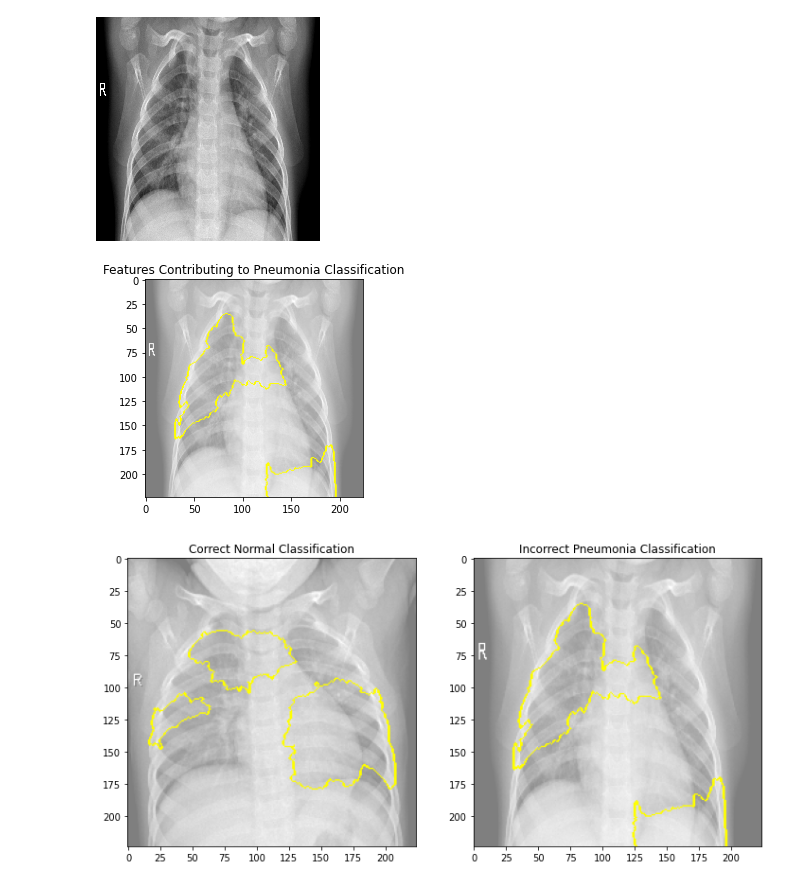
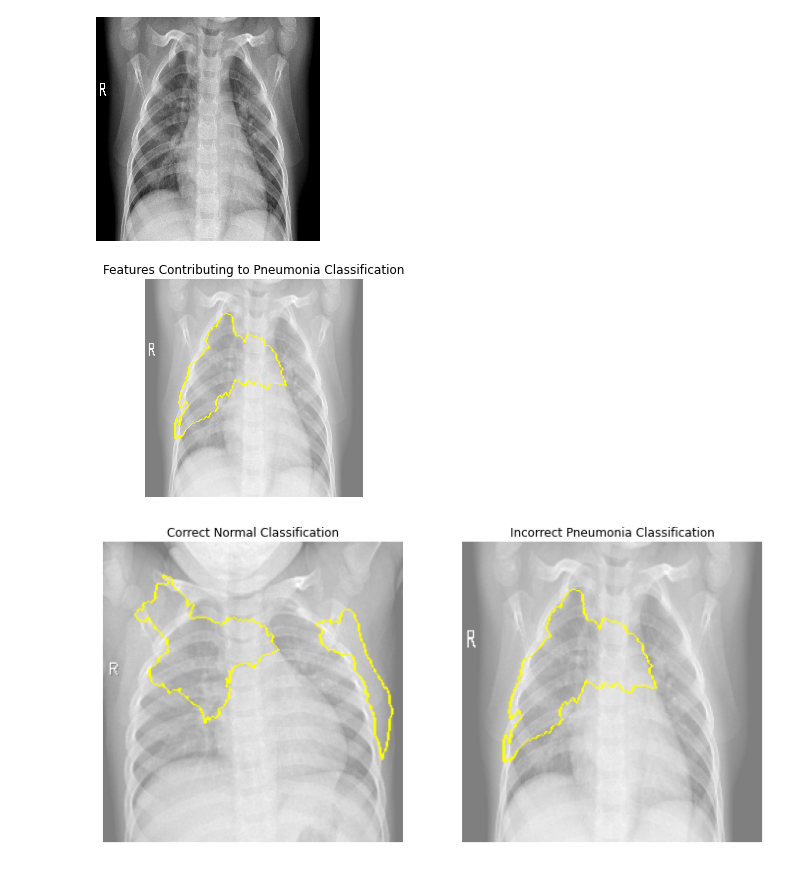
Before and after one commit to tiaplagata/dsc-phase-4-project, a Jupyter notebook: Phase4_Final_Notebook.ipynb, the cells around one changed output. Drawn from its saved outputs; the diff is of its cells as text; code cells hidden in the pictures.

```diff
--- a/Phase4_Final_Notebook.ipynb
+++ b/Phase4_Final_Notebook.ipynb
@@ -672,7 +762,7 @@ mod5.add(Dense(64, activation='relu'))
 mod5.add(Dense(1, activation='sigmoid'))
 
 mod5.compile(loss='binary_crossentropy',
-                optimizer='adam',
+                optimizer='RMSprop',
                 metrics=['acc'])
 # %%
 results = mod5.fit(X_train,
@@ -1026,22 +1120,25 @@ Predicted Class: 0
 # %%
 explanation2 = explainer.explain_instance(img2, mod5.predict, top_labels=2,
                                          hide_color=None, num_samples=2000)
 
 temp2, mask2 = explanation2.get_image_and_mask(explanation.top_labels[0],
                                             positive_only=True,
                                             num_features=5)
 plt.imshow(mark_boundaries(temp2 / 2 + 0.5, mask2))
+plt.axis('off')
 plt.title('Features Contributing to Pneumonia Classification')
 plt.show()
 # %% [output]
-[figure, old version]
+[figure, new version]
 # %%
 fig, axes = plt.subplots(1, 2, figsize=(12, 8))
 axes[0].imshow(mark_boundaries(temp / 2 + 0.5, mask))
 axes[1].imshow(mark_boundaries(temp2 / 2 + 0.5, mask2))
+axes[0].axis('off')
+axes[1].axis('off')
 axes[0].set_title('Correct Normal Classification')
 axes[1].set_title('Incorrect Pneumonia Classification')
 plt.show()
 # %% [output]
-[figure, old version]
+[figure, new version]
 # %% [markdown]
```
Also changed, not shown: parts of 43 cells of this notebook.
